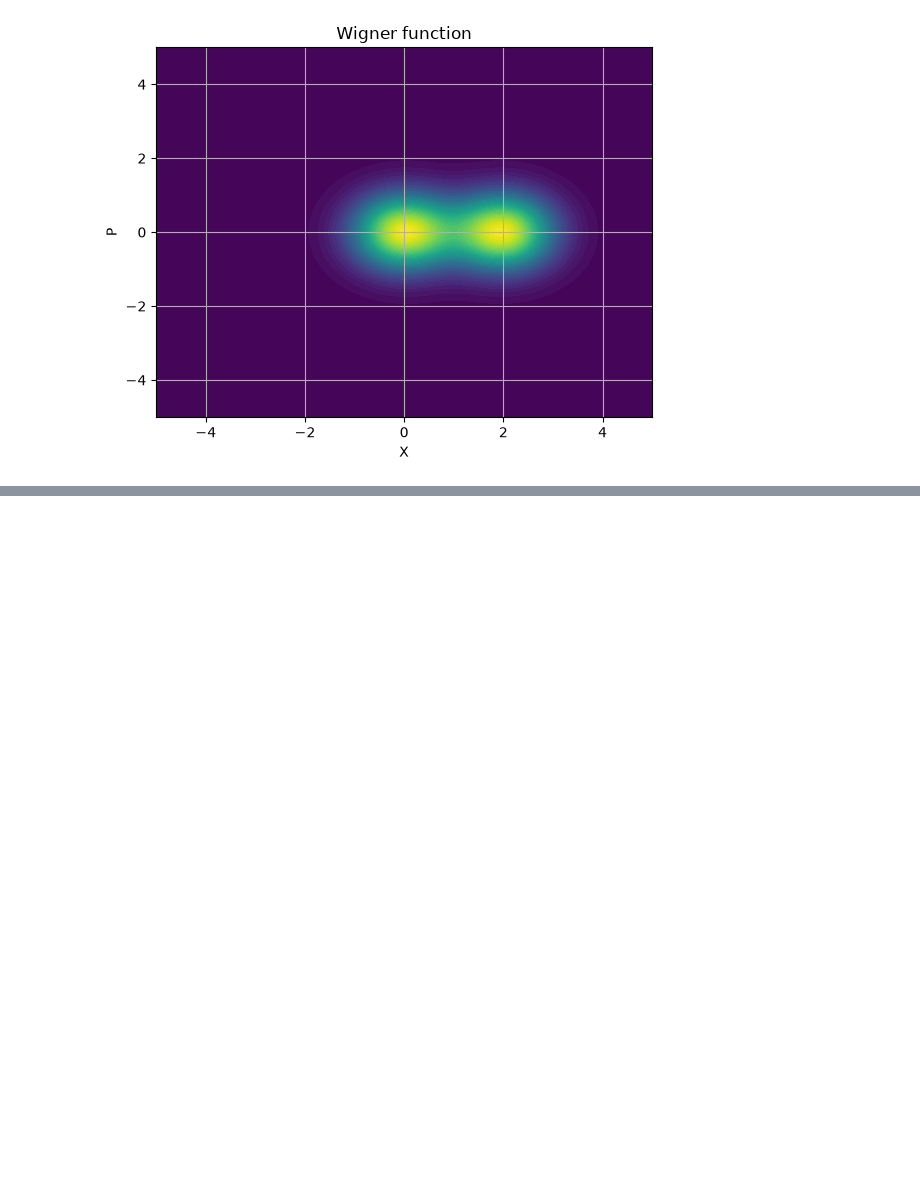
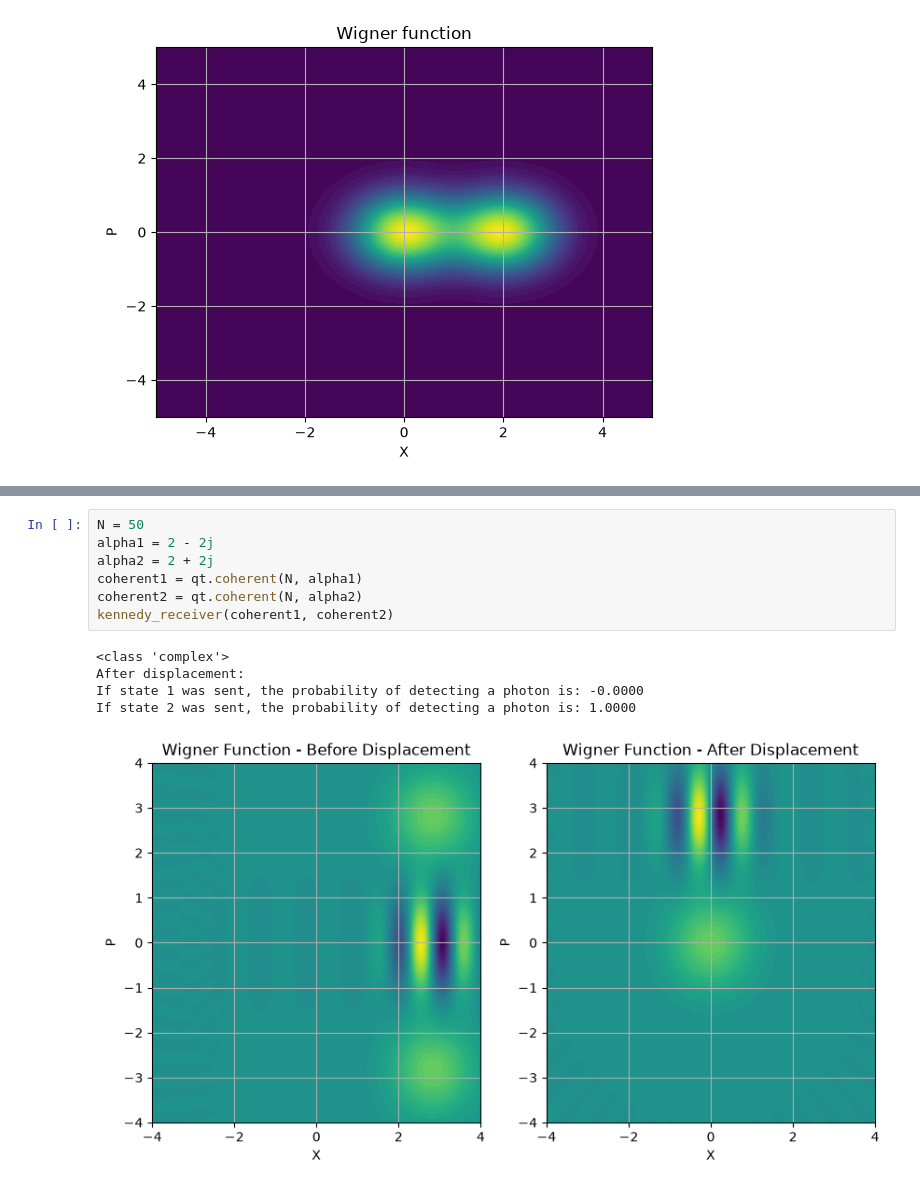
Before and after one commit to eskildpra/Dolinar-Receiver, a Jupyter notebook: test.ipynb, the cells around one changed output, grey strips where cells are left out. Drawn from its saved outputs; the diff is of its cells as text; blank space fills up the shorter version.

Commit message:
Meesing with kennedy receiver

```diff
--- a/test.ipynb
+++ b/test.ipynb
@@ -83,0 +104,13 @@ AttributeError: module 'qutip' has no attribute 'measure'
+# %%
+N = 50
+alpha1 = 2 - 2j
+alpha2 = 2 + 2j
+coherent1 = qt.coherent(N, alpha1)
+coherent2 = qt.coherent(N, alpha2)
+kennedy_receiver(coherent1, coherent2)
+# %% [output]
+<class 'complex'>
+After displacement:
+If state 1 was sent, the probability of detecting a photon is: -0.0000
+If state 2 was sent, the probability of detecting a photon is: 1.0000
+[figure, added]
```
Also changed, not shown: parts of 1 cell of this notebook.
